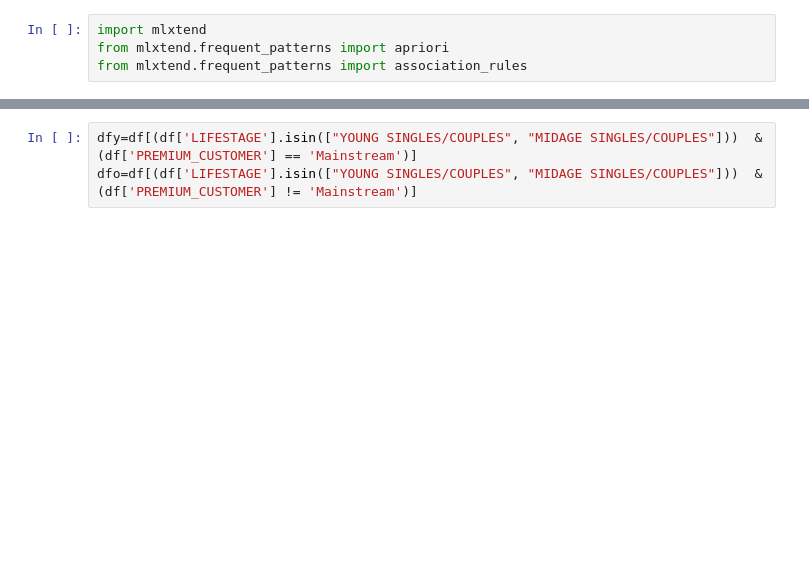
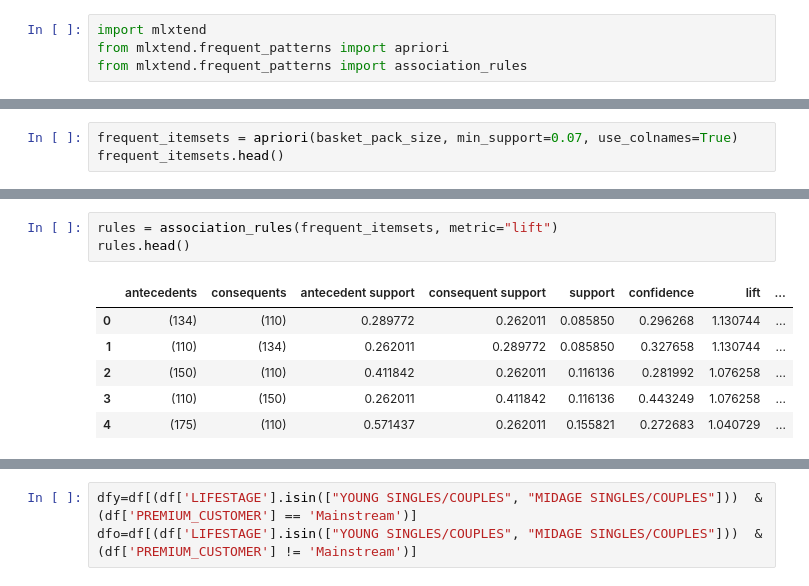
Before and after one commit to Swintabel/Quantium_V_Internship, a Jupyter notebook: quantium-vitual-internship.ipynb, the cells around one changed output, grey strips where cells are left out. Saved outputs shown, nothing was run; the diff lists cells and outputs as text; blank space fills up the shorter version.

```diff
--- a/quantium-vitual-internship.ipynb
+++ b/quantium-vitual-internship.ipynb
@@ -465,0 +563,3 @@ from mlxtend.frequent_patterns import association_rules
+# %%
+frequent_itemsets = apriori(basket_pack_size, min_support=0.07, use_colnames=True)
+frequent_itemsets.head()
@@ -465,0 +573,10 @@ from mlxtend.frequent_patterns import association_rules
+# %%
+rules = association_rules(frequent_itemsets, metric="lift")
+rules.head()
+# %% [output]
+|  | antecedents | consequents | antecedent support | consequent support | support | confidence | lift | ... |
+| 0 | (134) | (110) | 0.289772 | 0.262011 | 0.085850 | 0.296268 | 1.130744 | ... |
+| 1 | (110) | (134) | 0.262011 | 0.289772 | 0.085850 | 0.327658 | 1.130744 | ... |
+| 2 | (150) | (110) | 0.411842 | 0.262011 | 0.116136 | 0.281992 | 1.076258 | ... |
+| 3 | (110) | (150) | 0.262011 | 0.411842 | 0.116136 | 0.443249 | 1.076258 | ... |
+| 4 | (175) | (110) | 0.571437 | 0.262011 | 0.155821 | 0.272683 | 1.040729 | ... |
```
Also changed, not shown: parts of 28 cells of this notebook.
